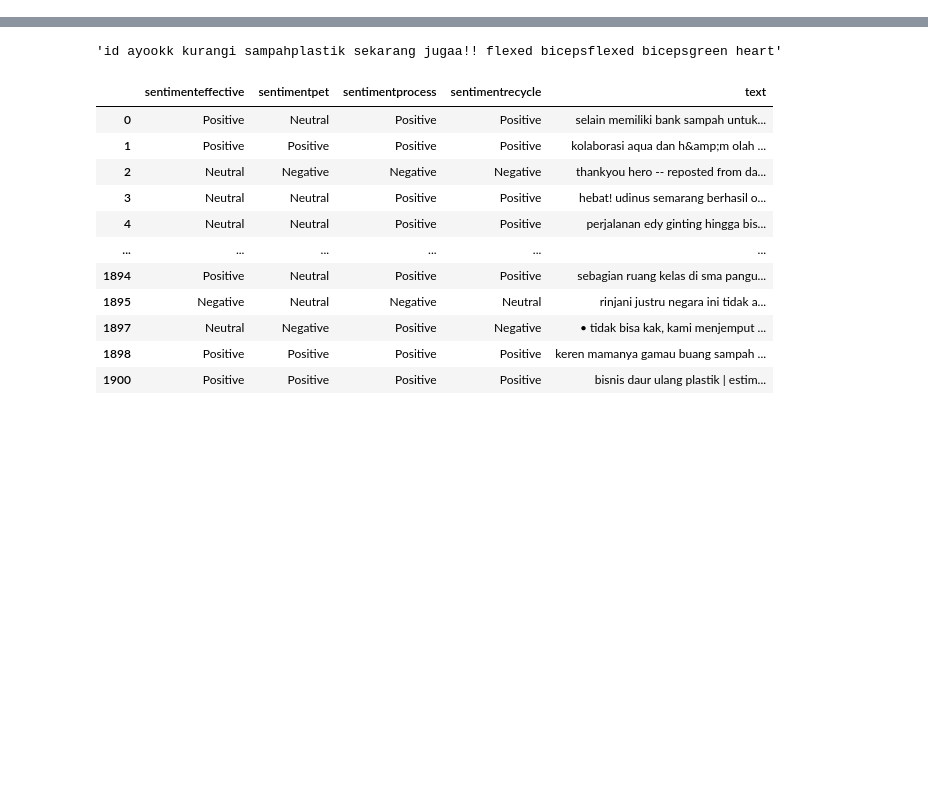
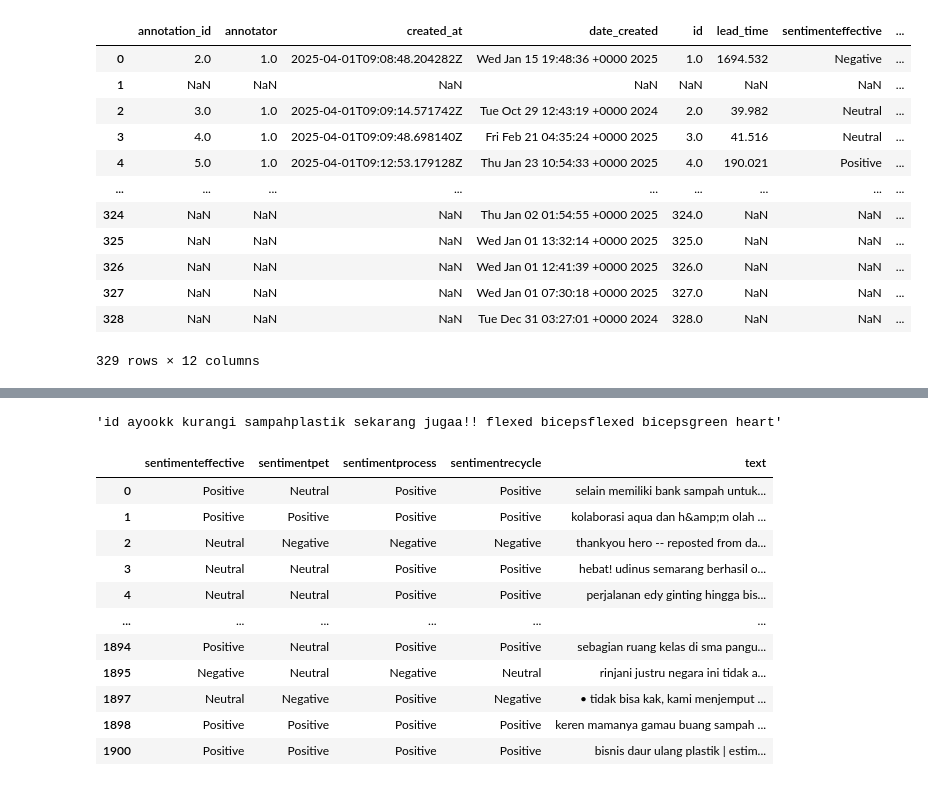
Before and after one commit to SamuelJuang/SentAnalysis_PlasticRecycling, a Jupyter notebook: final_pipeline.ipynb, the cells around one changed output, grey strips where cells are left out. Drawn from its saved outputs; the diff is of its cells as text; code cells hidden in the pictures; blank space fills up the shorter version.

```diff
--- a/final_pipeline.ipynb
+++ b/final_pipeline.ipynb
@@ -11,6 +11,22 @@ df_tw = pd.read_csv('tweets.csv')
 
 #Dataset Facebook
 df_fb = pd.read_csv('facebook_posts.csv')
+# %%
+df
+# %% [output]
+|  | annotation_id | annotator | created_at | date_created | id | lead_time | sentimenteffective | ... |
+| 0 | 2.0 | 1.0 | 2025-04-01T09:08:48.204282Z | Wed Jan 15 19:48:36 +0000 2025 | 1.0 | 1694.532 | Negative | ... |
+| 1 | NaN | NaN | NaN | NaN | NaN | NaN | NaN | ... |
+| 2 | 3.0 | 1.0 | 2025-04-01T09:09:14.571742Z | Tue Oct 29 12:43:19 +0000 2024 | 2.0 | 39.982 | Neutral | ... |
+| 3 | 4.0 | 1.0 | 2025-04-01T09:09:48.698140Z | Fri Feb 21 04:35:24 +0000 2025 | 3.0 | 41.516 | Neutral | ... |
+| 4 | 5.0 | 1.0 | 2025-04-01T09:12:53.179128Z | Thu Jan 23 10:54:33 +0000 2025 | 4.0 | 190.021 | Positive | ... |
+| ... | ... | ... | ... | ... | ... | ... | ... | ... |
+| 324 | NaN | NaN | NaN | Thu Jan 02 01:54:55 +0000 2025 | 324.0 | NaN | NaN | ... |
+| 325 | NaN | NaN | NaN | Wed Jan 01 13:32:14 +0000 2025 | 325.0 | NaN | NaN | ... |
+| 326 | NaN | NaN | NaN | Wed Jan 01 12:41:39 +0000 2025 | 326.0 | NaN | NaN | ... |
+| 327 | NaN | NaN | NaN | Wed Jan 01 07:30:18 +0000 2025 | 327.0 | NaN | NaN | ... |
+| 328 | NaN | NaN | NaN | Tue Dec 31 03:27:01 +0000 2024 | 328.0 | NaN | NaN | ... |
+329 rows × 12 columns
 # %%
 # Data Integration
 
```
Also changed, not shown: parts of 6 cells of this notebook, 1 other file.
